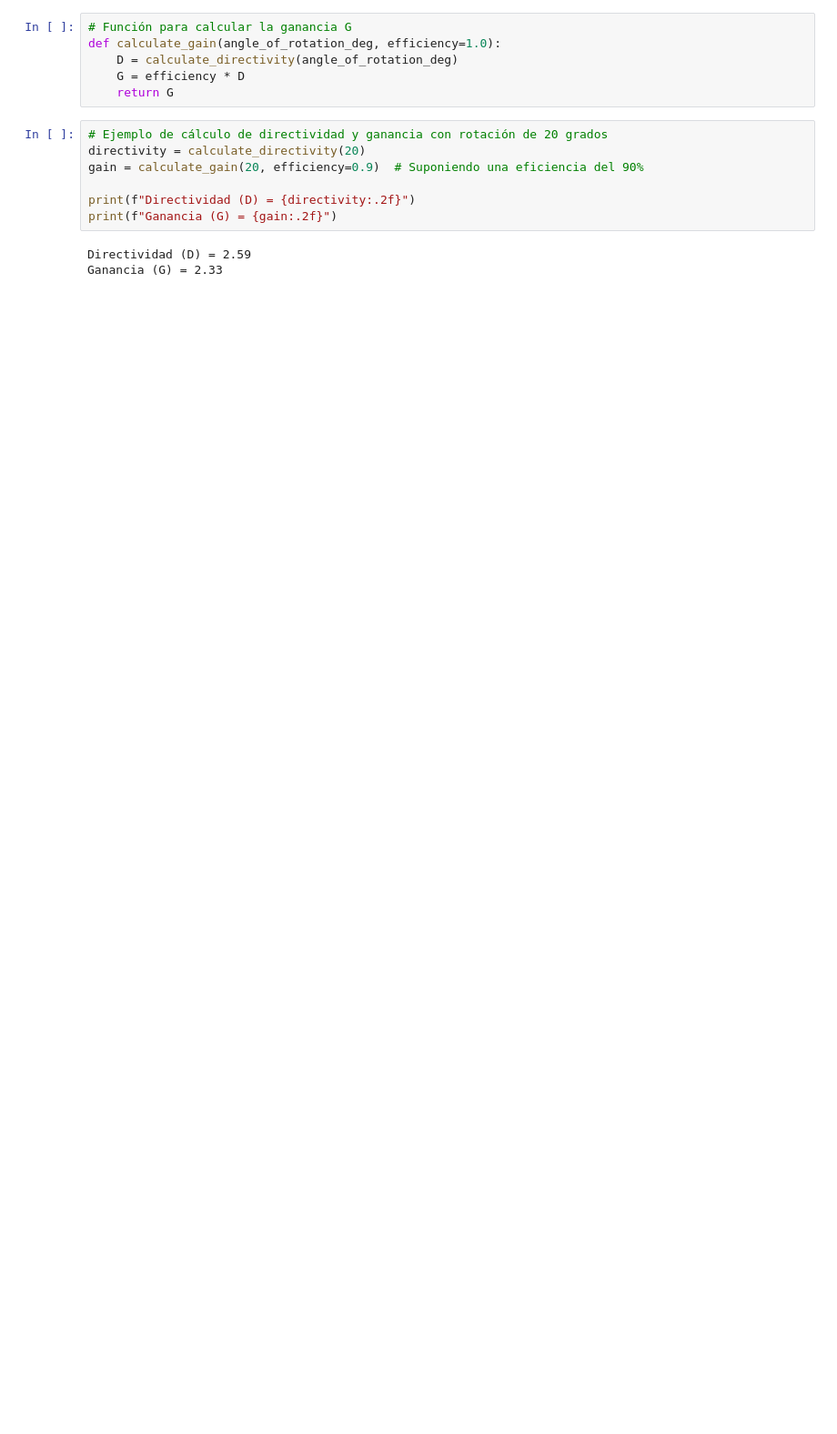
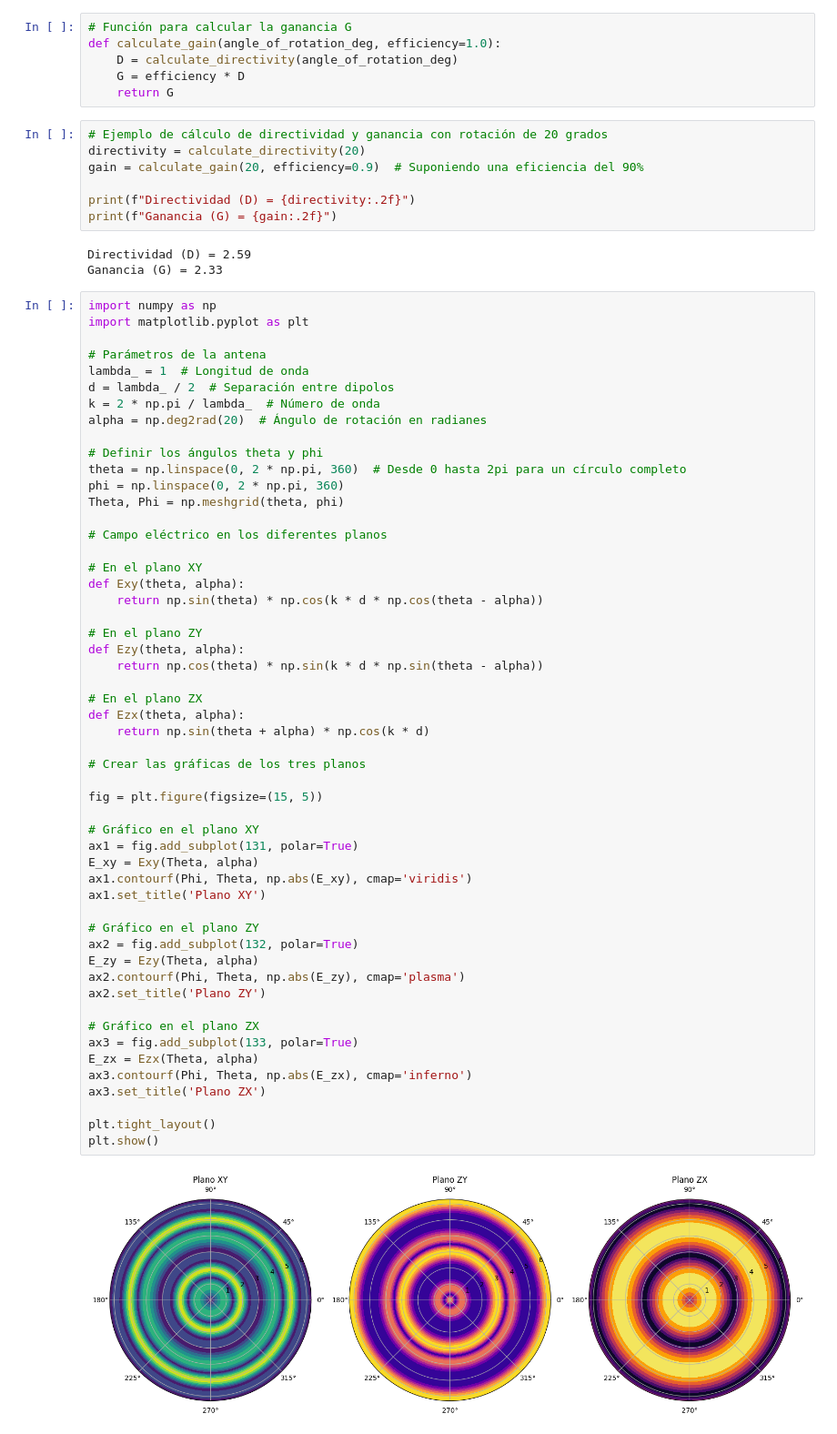
Before and after one commit to jjagerezjimenez/Electromagnetismo_2, a Jupyter notebook: test_dipolos_rot.ipynb, the cells around one changed output. Shown at 91% size. Drawn from its saved outputs; the diff is of its cells as text; blank space fills up the shorter version.

```diff
--- a/test_dipolos_rot.ipynb
+++ b/test_dipolos_rot.ipynb
@@ -158,3 +158,58 @@ print(f"Ganancia (G) = {gain:.2f}")
 # %% [output]
 Directividad (D) = 2.59
 Ganancia (G) = 2.33
+# %%
+import numpy as np
+import matplotlib.pyplot as plt
+
+# Parámetros de la antena
+lambda_ = 1  # Longitud de onda
+d = lambda_ / 2  # Separación entre dipolos
+k = 2 * np.pi / lambda_  # Número de onda
+alpha = np.deg2rad(20)  # Ángulo de rotación en radianes
+
+# Definir los ángulos theta y phi
+theta = np.linspace(0, 2 * np.pi, 360)  # Desde 0 hasta 2pi para un círculo completo
+phi = np.linspace(0, 2 * np.pi, 360)
+Theta, Phi = np.meshgrid(theta, phi)
+
+# Campo eléctrico en los diferentes planos
+
+# En el plano XY
+def Exy(theta, alpha):
+    return np.sin(theta) * np.cos(k * d * np.cos(theta - alpha))
+
+# En el plano ZY
+def Ezy(theta, alpha):
+    return np.cos(theta) * np.sin(k * d * np.sin(theta - alpha))
+
+# En el plano ZX
+def Ezx(theta, alpha):
+    return np.sin(theta + alpha) * np.cos(k * d)
+
+# Crear las gráficas de los tres planos
+
+fig = plt.figure(figsize=(15, 5))
+
+# Gráfico en el plano XY
+ax1 = fig.add_subplot(131, polar=True)
+E_xy = Exy(Theta, alpha)
+ax1.contourf(Phi, Theta, np.abs(E_xy), cmap='viridis')
+ax1.set_title('Plano XY')
+
+# Gráfico en el plano ZY
+ax2 = fig.add_subplot(132, polar=True)
+E_zy = Ezy(Theta, alpha)
+ax2.contourf(Phi, Theta, np.abs(E_zy), cmap='plasma')
+ax2.set_title('Plano ZY')
+
+# Gráfico en el plano ZX
+ax3 = fig.add_subplot(133, polar=True)
+E_zx = Ezx(Theta, alpha)
+ax3.contourf(Phi, Theta, np.abs(E_zx), cmap='inferno')
+ax3.set_title('Plano ZX')
+
+plt.tight_layout()
+plt.show()
+# %% [output]
+[figure, added]
```
Also changed, not shown: parts of 1 cell of this notebook.
